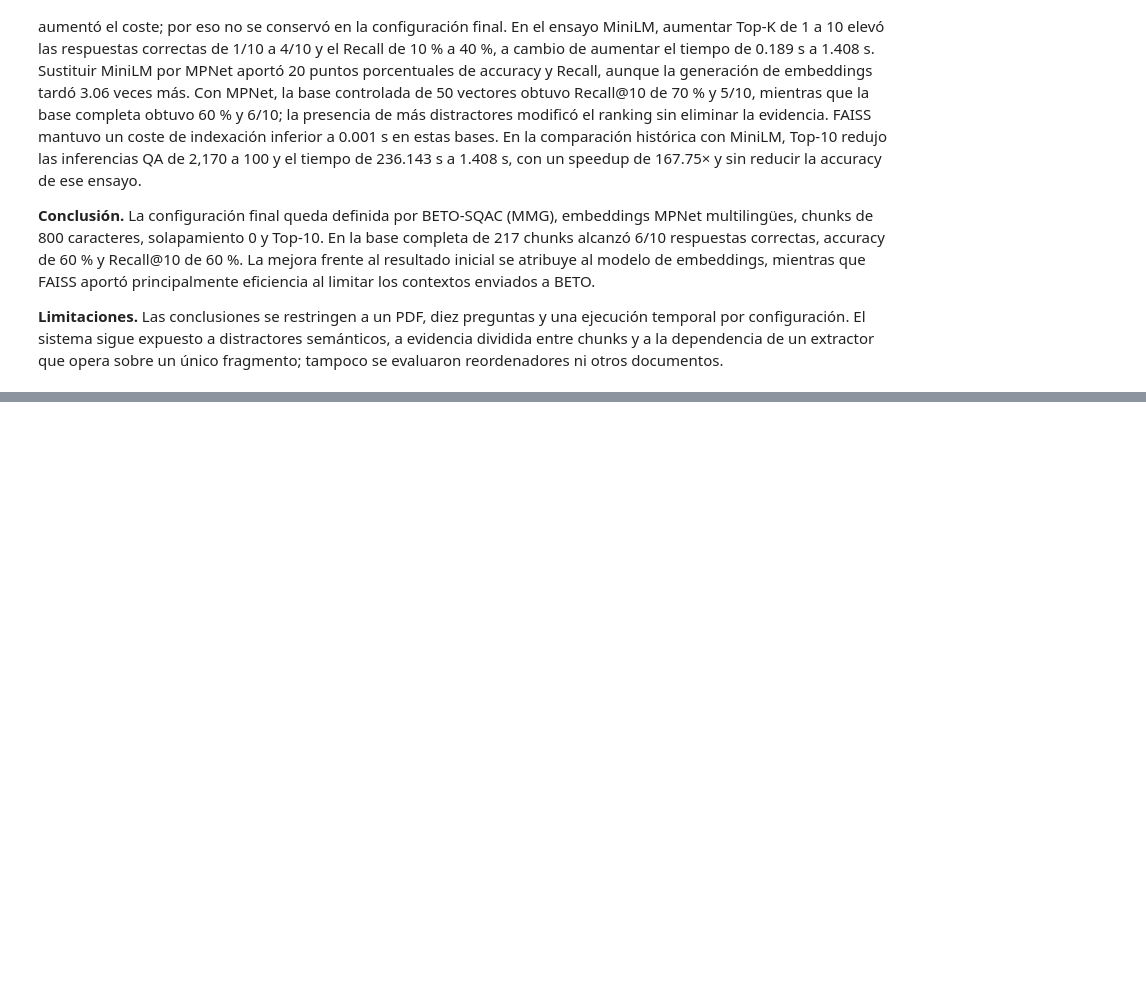
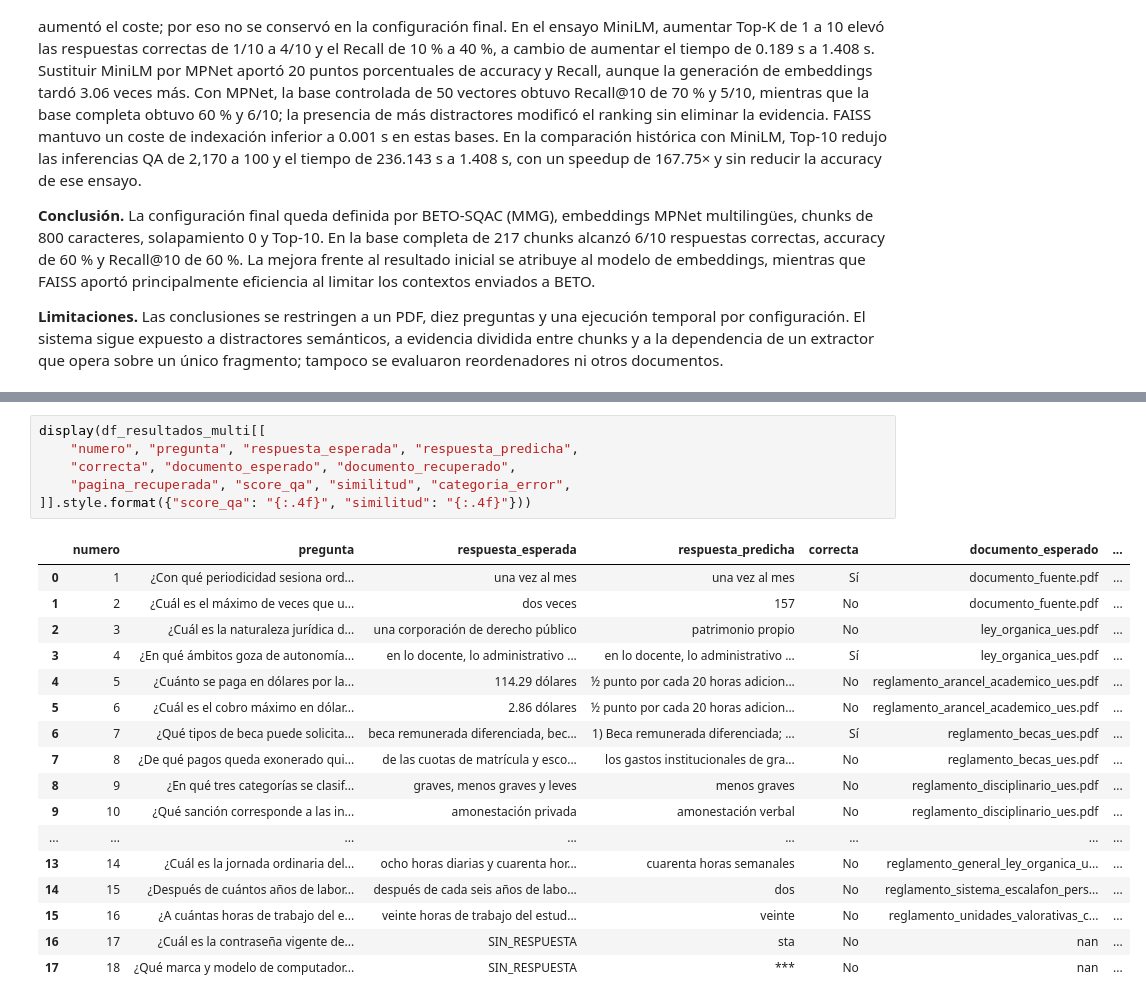
Before and after one commit to abner-rivas/Laboratorio---ML, a Jupyter notebook: LaboratorioML.ipynb, the cells around one changed output, grey strips where cells are left out. Drawn from its saved outputs; the diff is of its cells as text; blank space fills up the shorter version.

```diff
--- a/LaboratorioML.ipynb
+++ b/LaboratorioML.ipynb
@@ -5784,0 +6155,24 @@ RESUMEN_FASE16_JSON={"modelos": [{"Modelo embeddings": "sentence-transformers/pa
+# %%
+display(df_resultados_multi[[
+    "numero", "pregunta", "respuesta_esperada", "respuesta_predicha",
+    "correcta", "documento_esperado", "documento_recuperado",
+    "pagina_recuperada", "score_qa", "similitud", "categoria_error",
+]].style.format({"score_qa": "{:.4f}", "similitud": "{:.4f}"}))
+# %% [output]
+|  | numero | pregunta | respuesta_esperada | respuesta_predicha | correcta | documento_esperado | ... |
+| 0 | 1 | ¿Con qué periodicidad sesiona ord... | una vez al mes | una vez al mes | Sí | documento_fuente.pdf | ... |
+| 1 | 2 | ¿Cuál es el máximo de veces que u... | dos veces | 157 | No | documento_fuente.pdf | ... |
+| 2 | 3 | ¿Cuál es la naturaleza jurídica d... | una corporación de derecho público | patrimonio propio | No | ley_organica_ues.pdf | ... |
+| 3 | 4 | ¿En qué ámbitos goza de autonomía... | en lo docente, lo administrativo ... | en lo docente, lo administrativo ... | Sí | ley_organica_ues.pdf | ... |
+| 4 | 5 | ¿Cuánto se paga en dólares por la... | 114.29 dólares | ½ punto por cada 20 horas adicion... | No | reglamento_arancel_academico_ues.pdf | ... |
+| 5 | 6 | ¿Cuál es el cobro máximo en dólar... | 2.86 dólares | ½ punto por cada 20 horas adicion... | No | reglamento_arancel_academico_ues.pdf | ... |
+| 6 | 7 | ¿Qué tipos de beca puede solicita... | beca remunerada diferenciada, bec... | 1) Beca remunerada diferenciada; ... | Sí | reglamento_becas_ues.pdf | ... |
+| 7 | 8 | ¿De qué pagos queda exonerado qui... | de las cuotas de matrícula y esco... | los gastos institucionales de gra... | No | reglamento_becas_ues.pdf | ... |
+| 8 | 9 | ¿En qué tres categorías se clasif... | graves, menos graves y leves | menos graves | No | reglamento_disciplinario_ues.pdf | ... |
+| 9 | 10 | ¿Qué sanción corresponde a las in... | amonestación privada | amonestación verbal | No | reglamento_disciplinario_ues.pdf | ... |
+| ... | ... | ... | ... | ... | ... | ... | ... |
+| 13 | 14 | ¿Cuál es la jornada ordinaria del... | ocho horas diarias y cuarenta hor... | cuarenta horas semanales | No | reglamento_general_ley_organica_u... | ... |
+| 14 | 15 | ¿Después de cuántos años de labor... | después de cada seis años de labo... | dos | No | reglamento_sistema_escalafon_pers... | ... |
+| 15 | 16 | ¿A cuántas horas de trabajo del e... | veinte horas de trabajo del estud... | veinte | No | reglamento_unidades_valorativas_c... | ... |
+| 16 | 17 | ¿Cuál es la contraseña vigente de... | SIN_RESPUESTA | sta | No | nan | ... |
+| 17 | 18 | ¿Qué marca y modelo de computador... | SIN_RESPUESTA | *** | No | nan | ... |
```
Also changed, not shown: parts of 27 cells of this notebook, 41 other files.
